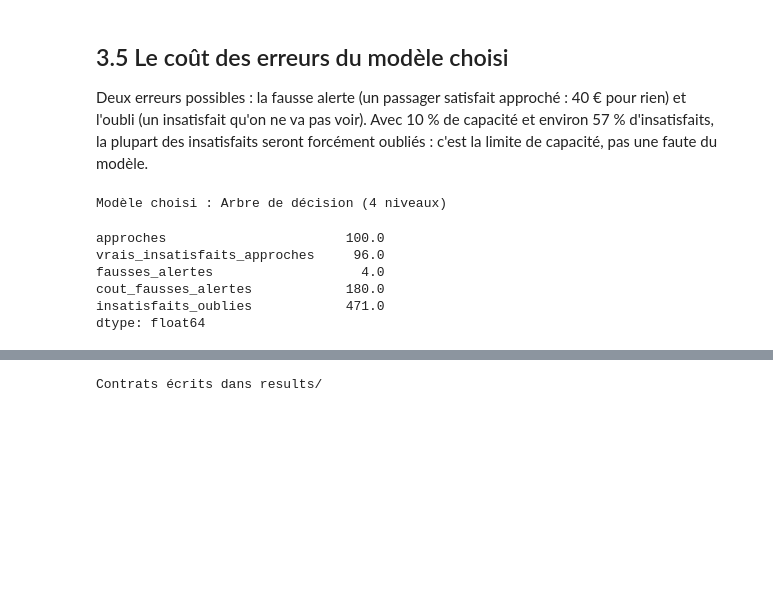
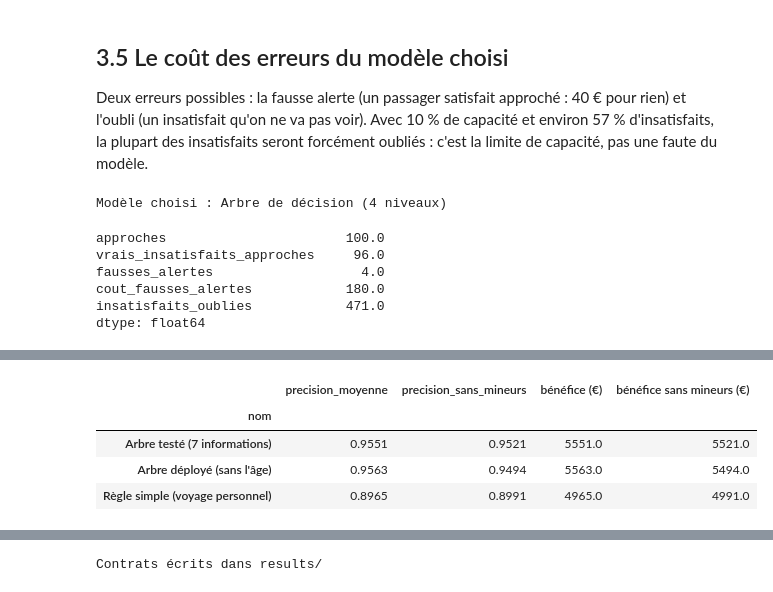
Before and after one commit to Liliedmgs/Rush-3, a Jupyter notebook: notebooks/03_modeles.ipynb, the cells around one changed output, grey strips where cells are left out. Cells and saved outputs as stored; diff of their text form; code cells hidden in the pictures; blank space fills up the shorter version.

```diff
--- a/notebooks/03_modeles.ipynb
+++ b/notebooks/03_modeles.ipynb
@@ -178,0 +169,15 @@ Le choix est fixé dans `MODELE_CHOISI` (`src/rush3/prediction/modeles.py`) ; c'
+# %%
+from rush3.prediction.modeles import DEPLOIEMENT_COLS, construire_deploiement
+from rush3.prediction.validation import evaluer_deploiement
+
+deploiement = evaluer_deploiement(df)
+tableau_deploiement = pd.DataFrame(deploiement).set_index("nom")
+tableau_deploiement["bénéfice (€)"] = benefice_pour_1000(tableau_deploiement["precision_moyenne"]).round(0)
+tableau_deploiement["bénéfice sans mineurs (€)"] = benefice_pour_1000(tableau_deploiement["precision_sans_mineurs"]).round(0)
+tableau_deploiement
+# %% [output]
+|  | precision_moyenne | precision_sans_mineurs | bénéfice (€) | bénéfice sans mineurs (€) |
+| nom |  |  |  |  |
+| Arbre testé (7 informations) | 0.9551 | 0.9521 | 5551.0 | 5521.0 |
+| Arbre déployé (sans l'âge) | 0.9563 | 0.9494 | 5563.0 | 5494.0 |
+| Règle simple (voyage personnel) | 0.8965 | 0.8991 | 4965.0 | 4991.0 |
```
Also changed, not shown: parts of 6 cells of this notebook, 9 other files.
